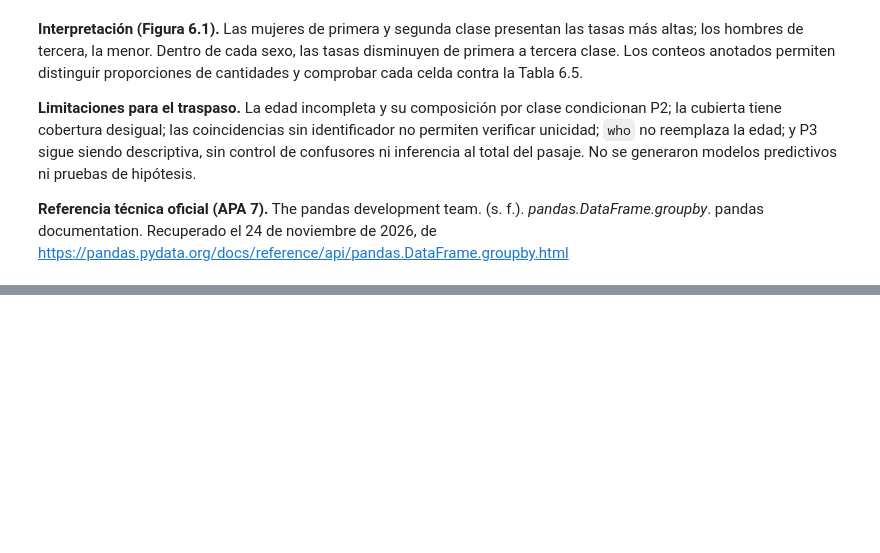
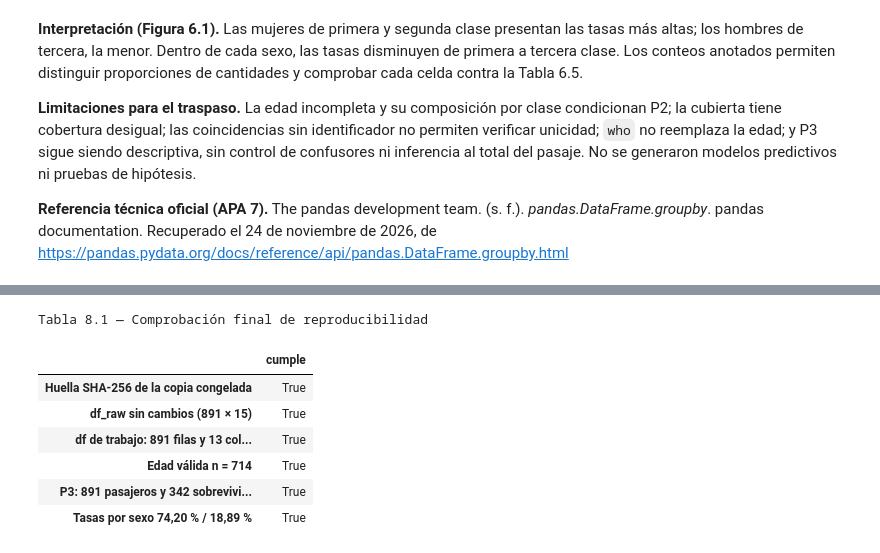
Before and after one commit to joserodriguezc/exploracioninteligentededatos, a Jupyter notebook: sumativa1/notebooks/mcdi503_f1_sumativo_grupo10.ipynb, the cells around one changed output, grey strips where cells are left out. Drawn from its saved outputs; the diff is of its cells as text; code cells hidden in the pictures; blank space fills up the shorter version.

```diff
--- a/sumativa1/notebooks/mcdi503_f1_sumativo_grupo10.ipynb
+++ b/sumativa1/notebooks/mcdi503_f1_sumativo_grupo10.ipynb
@@ -744,0 +824,21 @@ plt.show()
+# %%
+comprobaciones = pd.Series({
+    "Huella SHA-256 de la copia congelada": sha256 == SHA256_ESPERADO,
+    "df_raw sin cambios (891 × 15)": df_raw.equals(original_control) and df_raw.shape == FORMA_ESPERADA,
+    "df de trabajo: 891 filas y 13 columnas": df.shape == (891, 13),
+    "Edad válida n = 714": int(mask_edad.sum()) == 714,
+    "P3: 891 pasajeros y 342 sobrevivientes": (int(df["survived"].count()), int(df["survived"].sum())) == (891, 342),
+    "Tasas por sexo 74,20 % / 18,89 %": por_sexo["tasa_pct"].round(2).tolist() == [74.20, 18.89],
+}, name="cumple")
+assert comprobaciones.all(), "Alguna comprobación falló: revisar antes de entregar."
+print("Tabla 8.1 — Comprobación final de reproducibilidad")
+display(comprobaciones.to_frame())
+# %% [output]
+Tabla 8.1 — Comprobación final de reproducibilidad
+|  | cumple |
+| Huella SHA-256 de la copia congelada | True |
+| df_raw sin cambios (891 × 15) | True |
+| df de trabajo: 891 filas y 13 col... | True |
+| Edad válida n = 714 | True |
+| P3: 891 pasajeros y 342 sobrevivi... | True |
+| Tasas por sexo 74,20 % / 18,89 % | True |
```
Also changed, not shown: parts of 14 cells of this notebook, 2 other files.
